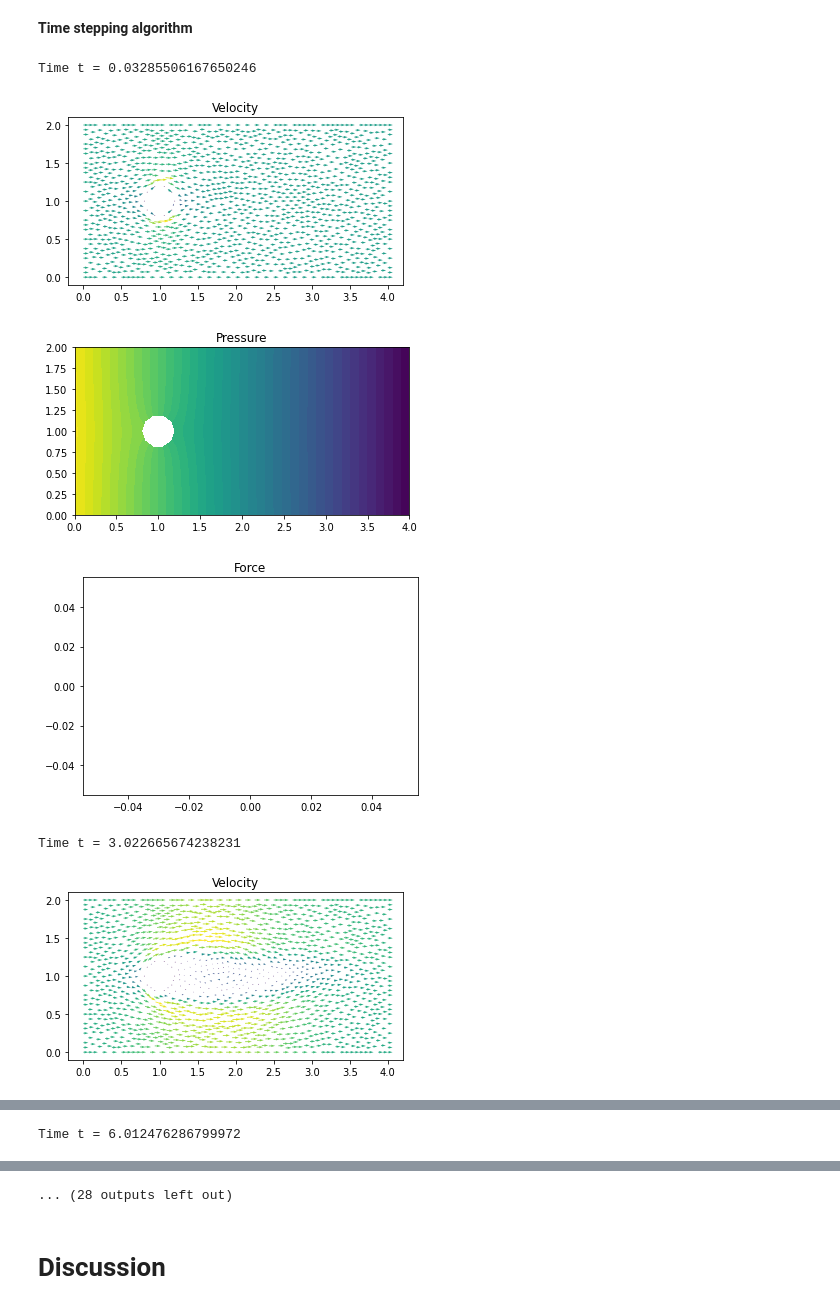
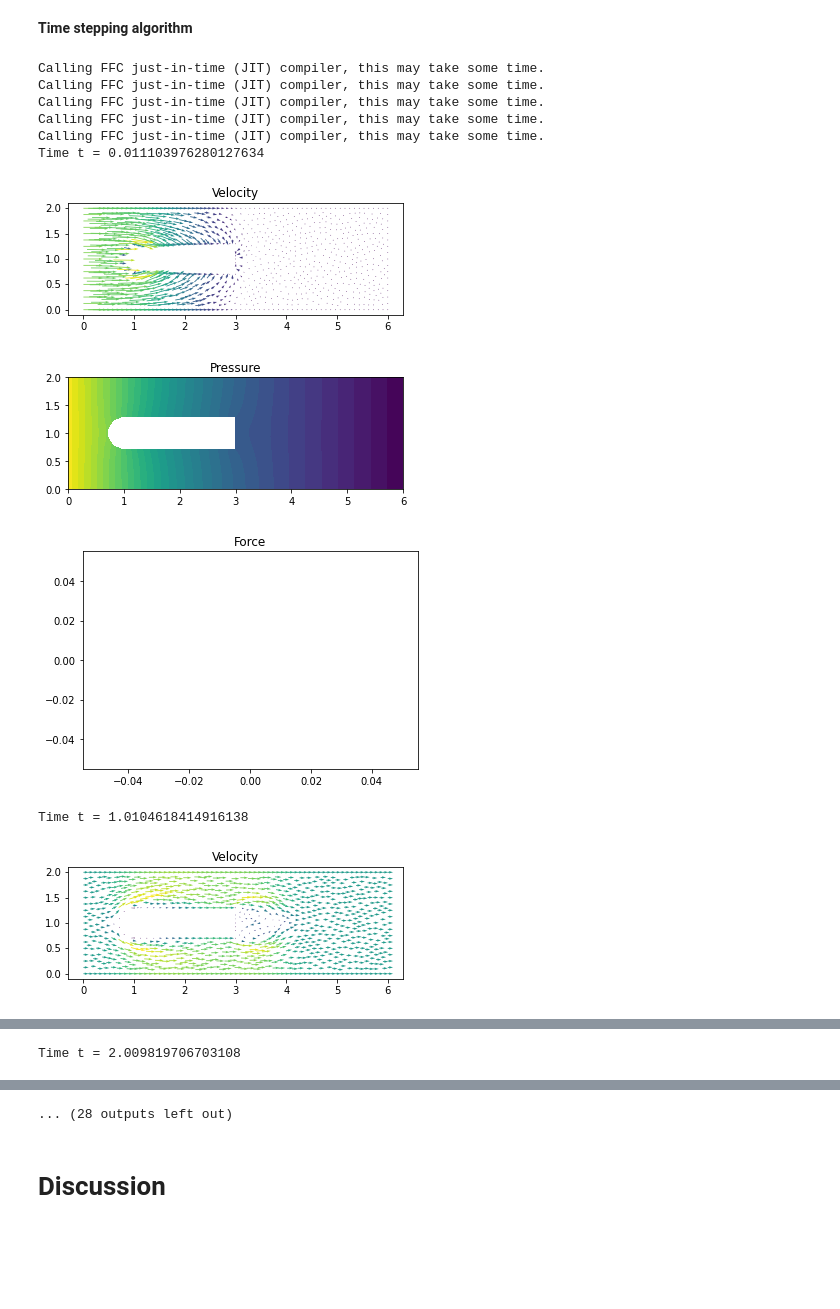
Before and after one commit to johanhoffman/DD2365_VT21, a Jupyter notebook: Turbulence-Model.ipynb, the cells around one changed output, grey strips where cells are left out. Cells and saved outputs as stored; diff of their text form; code cells hidden in the pictures; blank space fills up the shorter version.

```diff
--- a/Turbulence-Model.ipynb
+++ b/Turbulence-Model.ipynb
@@ -113,13 +113,13 @@ To read more about how to use similar methods for more complex problems, see e.g
 **Define domain and mesh**
 # %%
 # Define rectangular domain
-L = 4
+L = 6
 H = 2
 
 # Define circle
 xc = 1.0
 yc = 0.5*H
-rc = 0.2
+rc = 0.3
 
 # Define subdomains (for boundary conditions)
 class Left(SubDomain):
@@ -152,7 +152,8 @@ skin_friction = Skin_Friction()
 # Generate mesh (examples with and without a hole in the mesh)
 resolution = 32
 #mesh = RectangleMesh(Point(0.0, 0.0), Point(L, H), L*resolution, H*resolution)
-mesh = generate_mesh(Rectangle(Point(0.0,0.0), Point(L,H)) - Circle(Point(xc,yc),rc), resolution)
+#mesh = generate_mesh(Rectangle(Point(0.0,0.0), Point(L,H)) - Circle(Point(xc,yc),rc), resolution)
+mesh = generate_mesh(Rectangle(Point(0.0,0.0), Point(L,H)) - Circle(Point(xc,yc),rc) - Rectangle(Point(xc, yc-rc), Point(xc+2.0, yc+rc)), resolution)
 
 # Local mesh refinement (specified by a cell marker)
 no_levels = 0
@@ -281,11 +282,13 @@ u_mag = sqrt(dot(u1,u1))
 d1 = 1.0/sqrt((pow(1.0/dt,2.0) + pow(u_mag/h,2.0)))
 d2 = h*u_mag
 
-# Skin friction boundary conditions, defined in terms
+# Skin friction boundary conditions, implemented as
+# penalty terms, defined in terms
 # of the normal and tangent vectors
 normal = FacetNormal(mesh)
 tangent = as_vector([normal[1], -normal[0]])
-alpha = 1.0e3/h
+C_alpha = 1.0e2
+alpha = C_alpha/h
 beta = 0.0
 
 # Mean velocities for trapozoidal time stepping
@@ -295,7 +298,7 @@ um1 = 0.5*(u1 + u0)
 # Momentum variational equation on residual form
 Fu = inner((u - u0)/dt + grad(um)*um1, v)*dx - p1*div(v)*dx + nu*inner(grad(um), grad(v))*dx \
     + d1*inner((u - u0)/dt + grad(um)*um1 + grad(p1), grad(v)*um1)*dx + d2*div(um)*div(v)*dx \
-    + alpha*(inner(dot(u,normal), dot(v,normal)))*ds(5) + beta*(inner(dot(u,tangent), dot(v,tangent)))*ds(5)
+    + alpha*(inner(dot(um,normal), dot(v,normal)))*ds(5) + beta*(inner(dot(um,tangent), dot(v,tangent)))*ds(5)
 au = lhs(Fu)
 Lu = rhs(Fu)
 
@@ -345,7 +348,7 @@ start_sample_time = 1.0
 !rm results-NS/*
 
 # Time stepping
-T = 30
+T = 10
 t = dt
 while t < T + DOLFIN_EPS:
 
@@ -390,36 +393,41 @@ while t < T + DOLFIN_EPS:
         s = 'Time t = ' + repr(t)
         print(s)
 
         # Save solution to file
         file_u << u1
         file_p << p1
 
         # Plot solution
         plt.figure()
         plot(u1, title="Velocity")
 
         plt.figure()
         plot(p1, title="Pressure")
 
         plot_time += T/plot_freq
 
         plt.show()
 
         plt.figure()
         plt.title("Force")
         plt.plot(time, force_array)
         plt.show()
 
     # Update time step
     u0.assign(u1)
     t += dt
 
 #!tar -czvf results-NS.tar.gz results-NS
 #files.download('results-NS.tar.gz')
 # %% [output]
-Time t = 0.03285506167650246
+Calling FFC just-in-time (JIT) compiler, this may take some time.
+Calling FFC just-in-time (JIT) compiler, this may take some time.
+Calling FFC just-in-time (JIT) compiler, this may take some time.
+Calling FFC just-in-time (JIT) compiler, this may take some time.
+Calling FFC just-in-time (JIT) compiler, this may take some time.
+Time t = 0.011103976280127634
-[figure, old version]
+[figure, new version]
-[figure, old version]
+[figure, new version]
 [figure]
-Time t = 3.022665674238231
+Time t = 1.0104618414916138
-[figure, old version]
+[figure, new version]
@@ -428 +436 @@ Time t = 3.022665674238231
-Time t = 6.012476286799972
+Time t = 2.009819706703108
```
Also changed, not shown: parts of 3 cells of this notebook.
